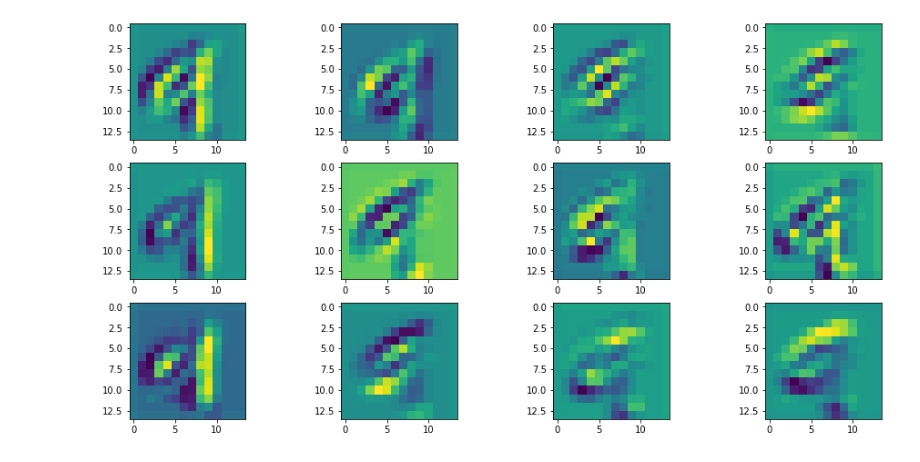
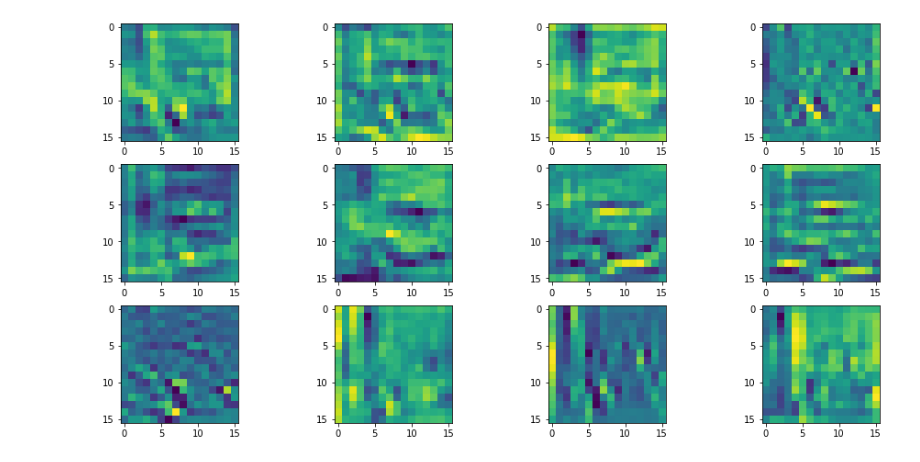
Before and after one commit to SolidusAbi/AttentionMap, a Jupyter notebook: notebooks/test.ipynb, the cells around one changed output. Drawn from its saved outputs; the diff is of its cells as text; code cells hidden in the pictures.

Commit message:
First test using LinearAttentionBlock

```diff
--- a/notebooks/test.ipynb
+++ b/notebooks/test.ipynb
@@ -48,7 +56,7 @@ model = nn.Sequential(*[
 # %%
 from tqdm import tqdm
 
-n_epoch = 10
+n_epoch = 3
 optimizer = torch.optim.Adam(model.parameters(), lr=1e-3)
 criterion = nn.CrossEntropyLoss()
 
@@ -78,8 +86,8 @@ for epoch in epoch_iterator:
         loss.backward()
         optimizer.step()
 # %%
-input_lvl3 = model[:3](input.to(device))
-am = model[3]
+input_lvl3 = model[:4](input.to(device))
+am = model[4]
 att = am.attention_map(input_lvl3.to(device))[0].detach().cpu()
 conv = am.conv(input_lvl3.to(device))[0].detach().cpu()
 result = am(input_lvl3.to(device))[0].detach().cpu()
@@ -120,13 +128,16 @@ plt.show()
 # %%
 model_2 = nn.Sequential(*[
-    nn.Conv2d(1, 4, kernel_size=3, padding=1),
+    nn.Conv2d(3, 4, kernel_size=3, padding=1),
+    nn.BatchNorm2d(4),
     nn.ReLU(inplace=True),
     nn.MaxPool2d(2),
     nn.Conv2d(4, 12, kernel_size=3, padding=1),
+    nn.BatchNorm2d(12),
     nn.ReLU(inplace=True),
     nn.MaxPool2d(2),
     nn.Flatten(start_dim=1),
-    nn.Linear(588, 128),
+    # nn.Linear(588, 128), # MNIST
+    nn.Linear(8*8*12, 128), # CIFAR
     nn.ReLU(inplace=True),
     nn.Linear(128, 32),
     nn.ReLU(inplace=True),
@@ -136,7 +147,7 @@ model_2 = nn.Sequential(*[
 # %%
 from tqdm import tqdm
 
-n_epoch = 10
+n_epoch = 3
 optimizer = torch.optim.Adam(model_2.parameters(), lr=1e-3)
 criterion = nn.CrossEntropyLoss()
 
@@ -166,16 +177,16 @@ for epoch in epoch_iterator:
         loss.backward()
         optimizer.step()
 # %%
-input_lvl3 = model_2[:3](input.to(device))
-am = model_2[3]
+input_lvl3 = model_2[:4](input.to(device))
+am = model_2[4]
 result = am(input_lvl3.to(device))[0].detach().cpu()
 
 fig, ax = plt.subplots(3,4, figsize=(16,8))
 for i in range(3):
     for j in range(4):
         ax[i, j].imshow(result[(i*4)+j])
 # %% [output]
-[figure, old version]
+[figure, new version]
 # %%
 plt.hist(result[0].detach().cpu().flatten().numpy())
 plt.show()
```
Also changed, not shown: parts of 18 cells of this notebook, 6 other files.
